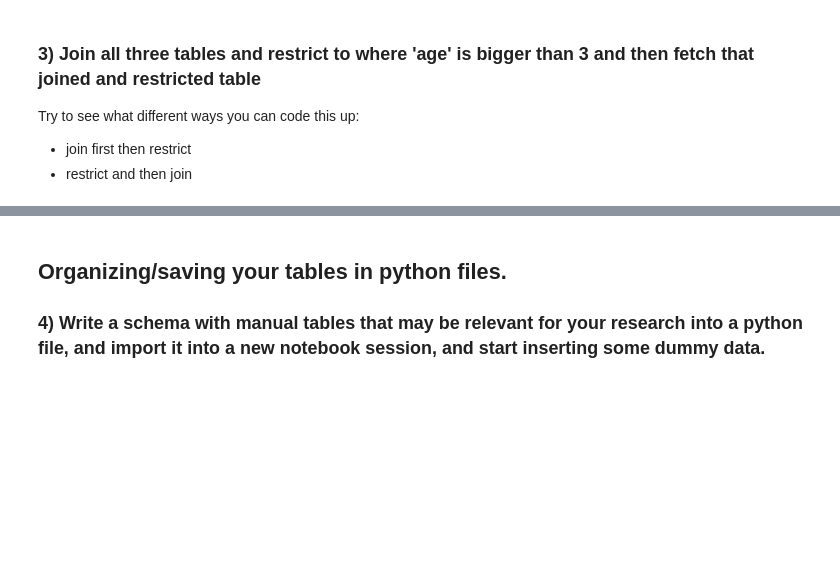
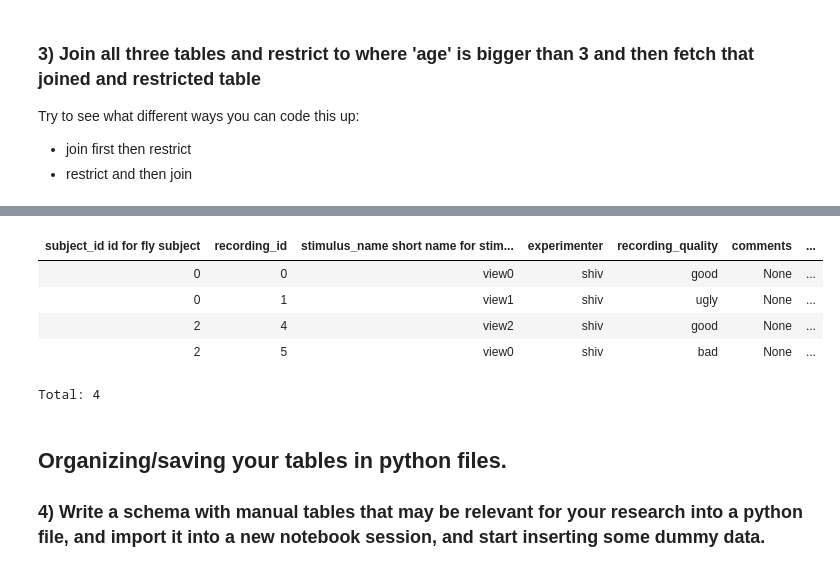
Before and after one commit to shivanibigler/PythonDataCourse, a Jupyter notebook: Homeworks/HW5/hw5_part2.ipynb, the cells around one changed output, grey strips where cells are left out. Drawn from its saved outputs; the diff is of its cells as text; code cells hidden in the pictures; blank space fills up the shorter version.

```diff
--- a/Homeworks/HW5/hw5_part2.ipynb
+++ b/Homeworks/HW5/hw5_part2.ipynb
@@ -579,3 +636,13 @@ Try to see what different ways you can code this up:
+# %%
+# restrict then join
+(db.FlySubject & {'sex':'M'}).proj() * db.RecordingSession * db.Stimulus
+# %% [output]
+| subject_id id for fly subject | recording_id | stimulus_name short name for stim... | experimenter | recording_quality | comments | ... |
+| 0 | 0 | view0 | shiv | good | None | ... |
+| 0 | 1 | view1 | shiv | ugly | None | ... |
+| 2 | 4 | view2 | shiv | good | None | ... |
+| 2 | 5 | view0 | shiv | bad | None | ... |
+Total: 4
 # %% [markdown]
 ## Organizing/saving your tables in python files.
 
```
Also changed, not shown: parts of 10 cells of this notebook, 2 other files.
